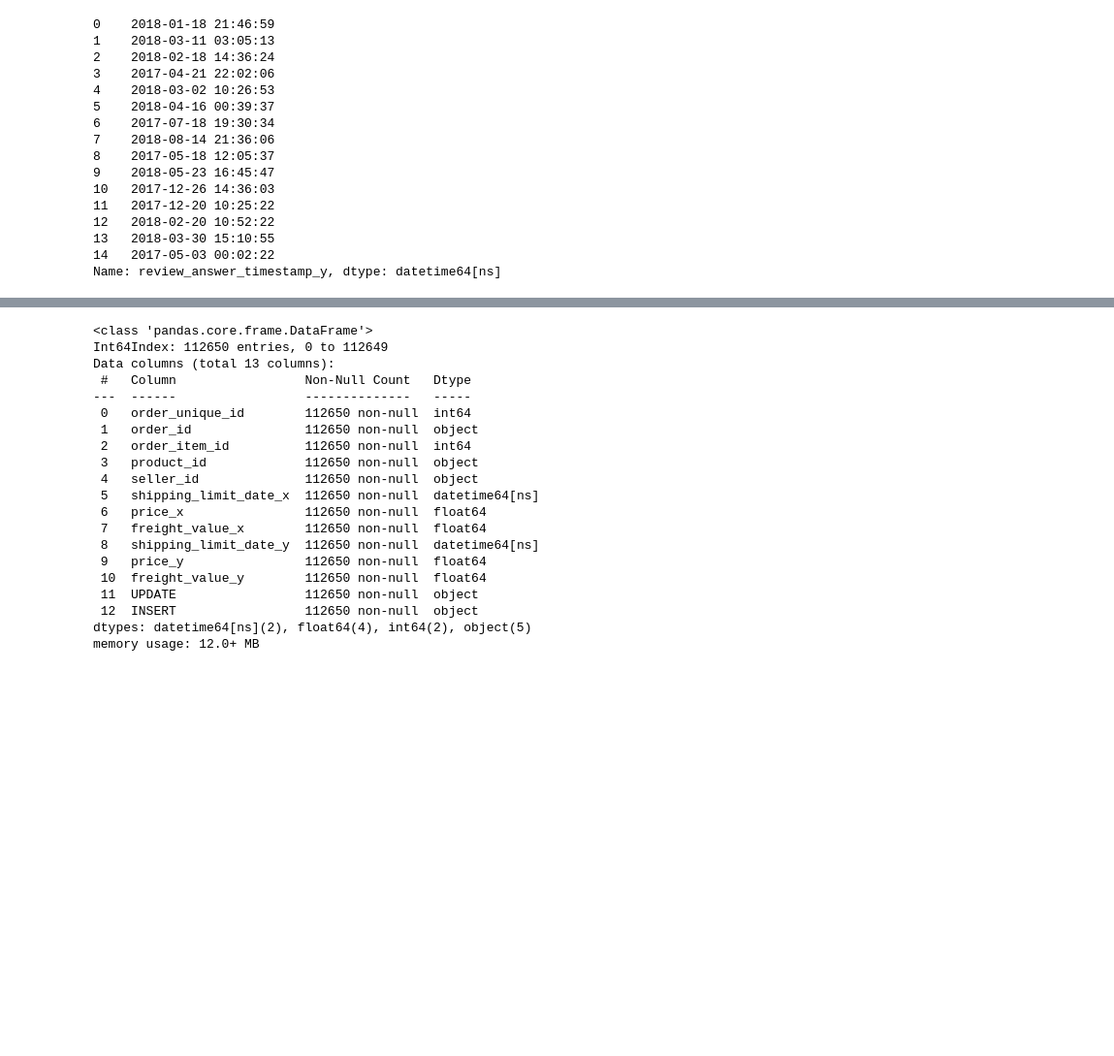
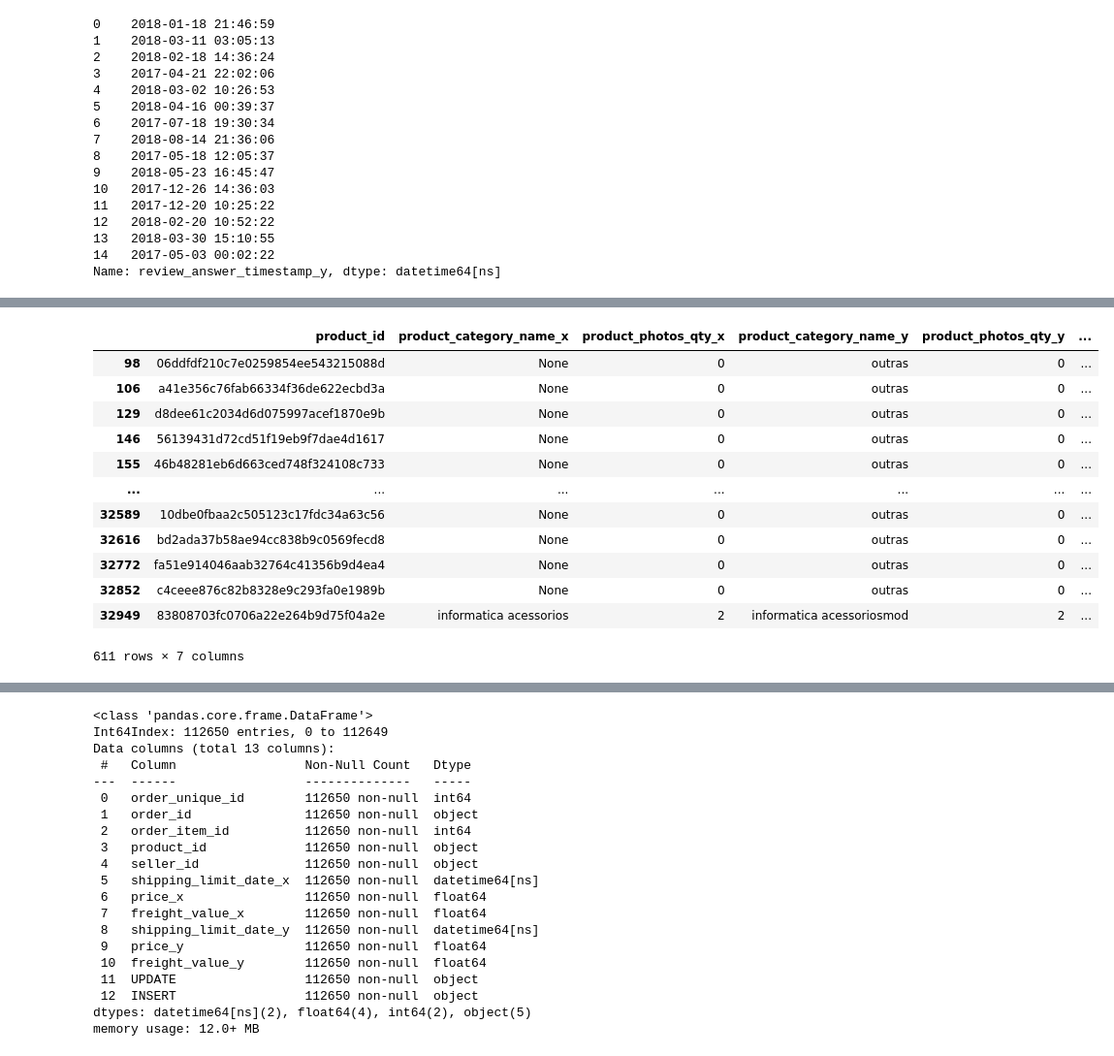
Before and after one commit to MelinaRG/Proyecto-Final-DATA, a Jupyter notebook: isaacnotocar/pipelineincrementalnotocar.ipynb, the cells around one changed output, grey strips where cells are left out. Shown at 97% size. Drawn from its saved outputs; the diff is of its cells as text; code cells hidden in the pictures; blank space fills up the shorter version.

```diff
--- a/isaacnotocar/pipelineincrementalnotocar.ipynb
+++ b/isaacnotocar/pipelineincrementalnotocar.ipynb
@@ -679,5 +724,5 @@ products_aux.loc[((products_aux["product_category_name_x"]!=products_aux["produc
     (products_aux["product_photos_qty_x"]!=products_aux["product_photos_qty_y"])) &(products_aux.index<=products_ac.count()[0]-1),"UPDATE"]="SI"
 products_aux.loc[products_aux.index>products_ac.count()[0]-1,"INSERT"]="SI"
 # %%
+products_aux["product_photos_qty_x"].fillna(0.0,inplace=True)
 products_aux["product_photos_qty_y"].fillna(0.0,inplace=True)
-products_aux["product_category_name_y"].fillna()
@@ -685,0 +729,19 @@ products_aux["product_photos_qty_x"].astype('int32')
+# %%
+products_aux["product_photos_qty_x"]=products_aux["product_photos_qty_x"].astype('int')
+products_aux["product_photos_qty_y"]=products_aux["product_photos_qty_y"].astype('int')
+# %%
+products_aux[products_aux["UPDATE"]=="SI"]
+# %% [output]
+|  | product_id | product_category_name_x | product_photos_qty_x | product_category_name_y | product_photos_qty_y | ... |
+| 98 | 06ddfdf210c7e0259854ee543215088d | None | 0 | outras | 0 | ... |
+| 106 | a41e356c76fab66334f36de622ecbd3a | None | 0 | outras | 0 | ... |
+| 129 | d8dee61c2034d6d075997acef1870e9b | None | 0 | outras | 0 | ... |
+| 146 | 56139431d72cd51f19eb9f7dae4d1617 | None | 0 | outras | 0 | ... |
+| 155 | 46b48281eb6d663ced748f324108c733 | None | 0 | outras | 0 | ... |
+| ... | ... | ... | ... | ... | ... | ... |
+| 32589 | 10dbe0fbaa2c505123c17fdc34a63c56 | None | 0 | outras | 0 | ... |
+| 32616 | bd2ada37b58ae94cc838b9c0569fecd8 | None | 0 | outras | 0 | ... |
+| 32772 | fa51e914046aab32764c41356b9d4ea4 | None | 0 | outras | 0 | ... |
+| 32852 | c4ceee876c82b8328e9c293fa0e1989b | None | 0 | outras | 0 | ... |
+| 32949 | 83808703fc0706a22e264b9d75f04a2e | informatica acessorios | 2 | informatica acessoriosmod | 2 | ... |
+611 rows × 7 columns
```
Also changed, not shown: parts of 31 cells of this notebook, 4 other files.
